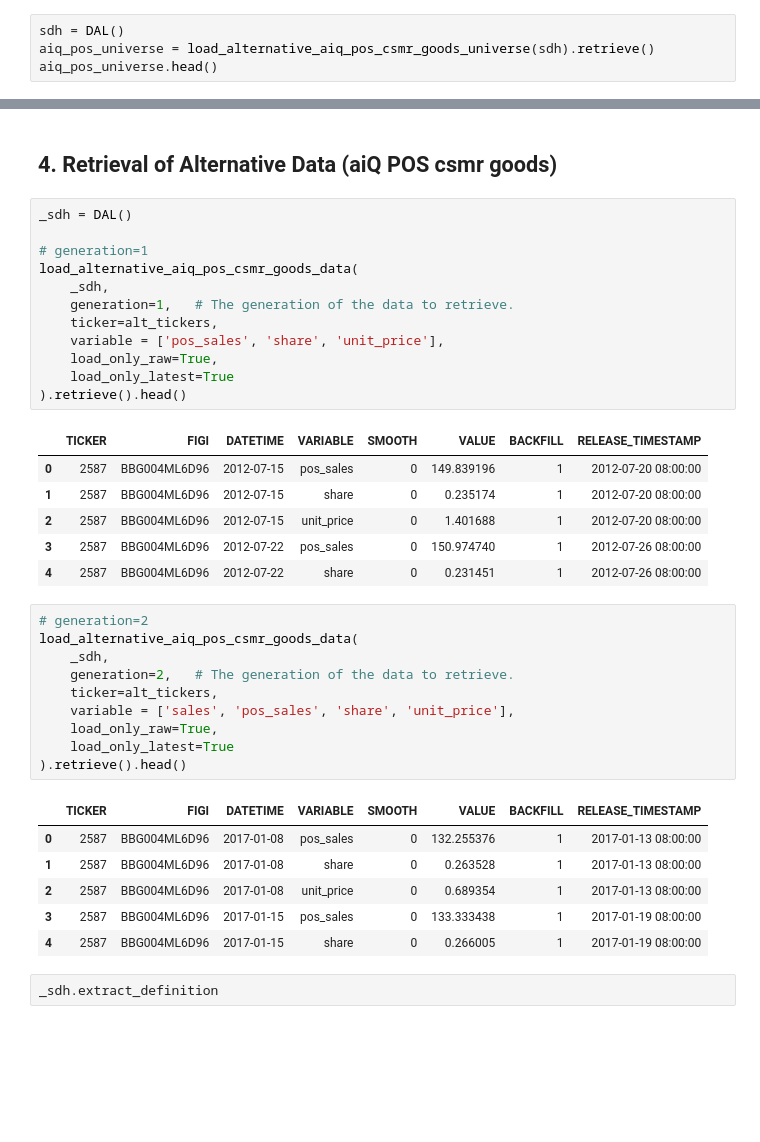
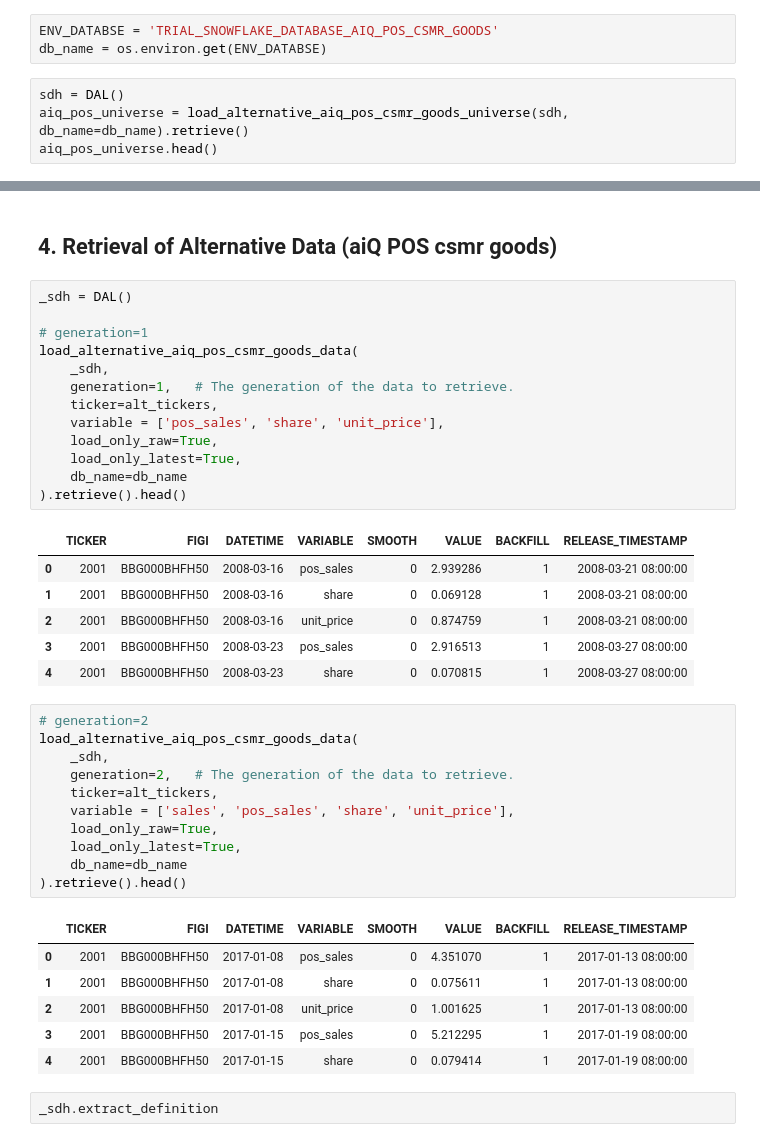
Before and after one commit to aiqindex/sample_notebooks, a Jupyter notebook: components/data_handler.ipynb, the cells around one changed output, grey strips where cells are left out. Cells and saved outputs as stored; diff of their text form; blank space fills up the shorter version.

```diff
--- a/components/data_handler.ipynb
+++ b/components/data_handler.ipynb
@@ -53,9 +53,12 @@ display(df_symbols_finnhub.head())
 ### Retrieve symbols that exist in both alternative data and Finnhub.
 # %% [markdown]
 #### Get the universe of aiQ POS csmr goods from alternative data.
+# %%
+ENV_DATABSE = 'TRIAL_SNOWFLAKE_DATABASE_AIQ_POS_CSMR_GOODS'
+db_name = os.environ.get(ENV_DATABSE)
 # %%
 sdh = DAL()
-aiq_pos_universe = load_alternative_aiq_pos_csmr_goods_universe(sdh).retrieve()
+aiq_pos_universe = load_alternative_aiq_pos_csmr_goods_universe(sdh, db_name=db_name).retrieve()
 aiq_pos_universe.head()
 # %% [output]
 |  | FIGI | TICKER |
@@ -237,22 +240,23 @@ sdh.extract_definition
 # %%
 _sdh = DAL()
 
 # generation=1
 load_alternative_aiq_pos_csmr_goods_data(
     _sdh,
     generation=1,   # The generation of the data to retrieve.
     ticker=alt_tickers,
     variable = ['pos_sales', 'share', 'unit_price'],
     load_only_raw=True,
-    load_only_latest=True
+    load_only_latest=True,
+    db_name=db_name
 ).retrieve().head()
 # %% [output]
 |  | TICKER | FIGI | DATETIME | VARIABLE | SMOOTH | VALUE | BACKFILL | RELEASE_TIMESTAMP |
-| 0 | 2587 | BBG004ML6D96 | 2012-07-15 | pos_sales | 0 | 149.839196 | 1 | 2012-07-20 08:00:00 |
-| 1 | 2587 | BBG004ML6D96 | 2012-07-15 | share | 0 | 0.235174 | 1 | 2012-07-20 08:00:00 |
-| 2 | 2587 | BBG004ML6D96 | 2012-07-15 | unit_price | 0 | 1.401688 | 1 | 2012-07-20 08:00:00 |
-| 3 | 2587 | BBG004ML6D96 | 2012-07-22 | pos_sales | 0 | 150.974740 | 1 | 2012-07-26 08:00:00 |
-| 4 | 2587 | BBG004ML6D96 | 2012-07-22 | share | 0 | 0.231451 | 1 | 2012-07-26 08:00:00 |
+| 0 | 2001 | BBG000BHFH50 | 2008-03-16 | pos_sales | 0 | 2.939286 | 1 | 2008-03-21 08:00:00 |
+| 1 | 2001 | BBG000BHFH50 | 2008-03-16 | share | 0 | 0.069128 | 1 | 2008-03-21 08:00:00 |
+| 2 | 2001 | BBG000BHFH50 | 2008-03-16 | unit_price | 0 | 0.874759 | 1 | 2008-03-21 08:00:00 |
+| 3 | 2001 | BBG000BHFH50 | 2008-03-23 | pos_sales | 0 | 2.916513 | 1 | 2008-03-27 08:00:00 |
+| 4 | 2001 | BBG000BHFH50 | 2008-03-23 | share | 0 | 0.070815 | 1 | 2008-03-27 08:00:00 |
 # %%
 # generation=2
 load_alternative_aiq_pos_csmr_goods_data(
@@ -261,15 +265,16 @@ load_alternative_aiq_pos_csmr_goods_data(
     ticker=alt_tickers,
     variable = ['sales', 'pos_sales', 'share', 'unit_price'],
     load_only_raw=True,
-    load_only_latest=True
+    load_only_latest=True,
+    db_name=db_name
 ).retrieve().head()
 # %% [output]
 |  | TICKER | FIGI | DATETIME | VARIABLE | SMOOTH | VALUE | BACKFILL | RELEASE_TIMESTAMP |
-| 0 | 2587 | BBG004ML6D96 | 2017-01-08 | pos_sales | 0 | 132.255376 | 1 | 2017-01-13 08:00:00 |
-| 1 | 2587 | BBG004ML6D96 | 2017-01-08 | share | 0 | 0.263528 | 1 | 2017-01-13 08:00:00 |
-| 2 | 2587 | BBG004ML6D96 | 2017-01-08 | unit_price | 0 | 0.689354 | 1 | 2017-01-13 08:00:00 |
-| 3 | 2587 | BBG004ML6D96 | 2017-01-15 | pos_sales | 0 | 133.333438 | 1 | 2017-01-19 08:00:00 |
-| 4 | 2587 | BBG004ML6D96 | 2017-01-15 | share | 0 | 0.266005 | 1 | 2017-01-19 08:00:00 |
+| 0 | 2001 | BBG000BHFH50 | 2017-01-08 | pos_sales | 0 | 4.351070 | 1 | 2017-01-13 08:00:00 |
+| 1 | 2001 | BBG000BHFH50 | 2017-01-08 | share | 0 | 0.075611 | 1 | 2017-01-13 08:00:00 |
+| 2 | 2001 | BBG000BHFH50 | 2017-01-08 | unit_price | 0 | 1.001625 | 1 | 2017-01-13 08:00:00 |
+| 3 | 2001 | BBG000BHFH50 | 2017-01-15 | pos_sales | 0 | 5.212295 | 1 | 2017-01-19 08:00:00 |
+| 4 | 2001 | BBG000BHFH50 | 2017-01-15 | share | 0 | 0.079414 | 1 | 2017-01-19 08:00:00 |
 # %%
 _sdh.extract_definition
 # %% [output]
```
Also changed, not shown: parts of 21 cells of this notebook, 2 other files.
